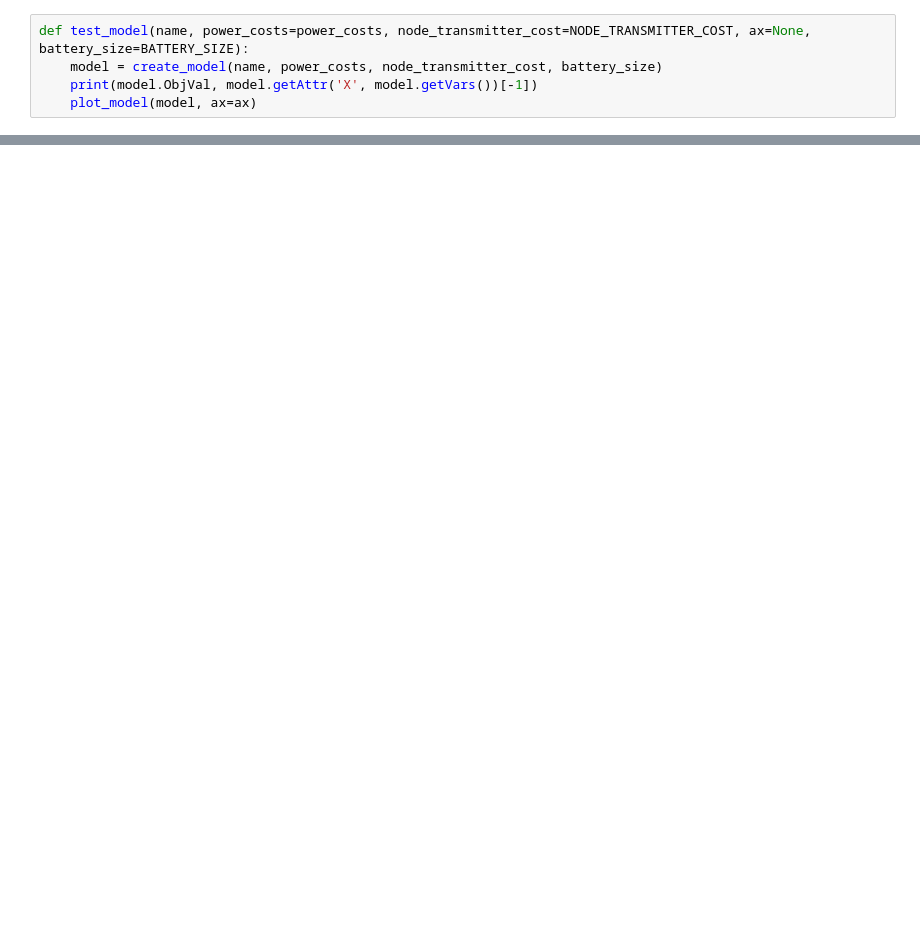
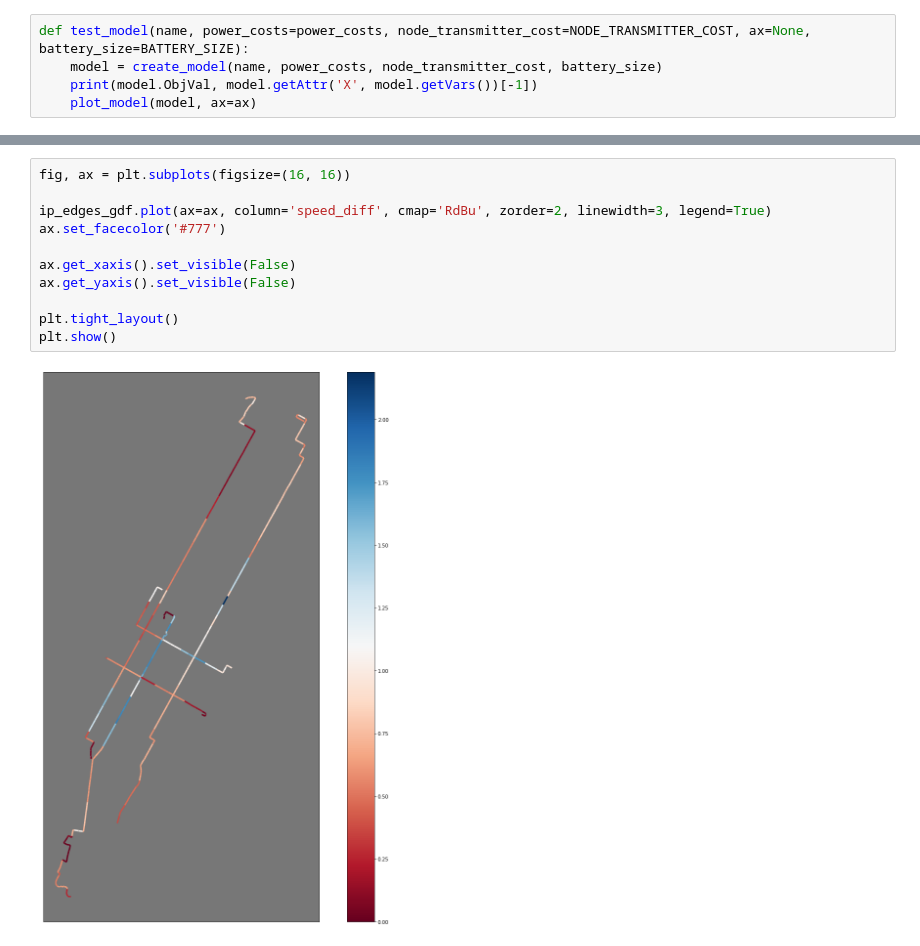
Before and after one commit to cpcarey/nyu-cusp-mlc-bus, a Jupyter notebook: src/notebooks/0201_create_ip_real_numbers.ipynb, the cells around one changed output, grey strips where cells are left out. Saved outputs shown, nothing was run; the diff lists cells and outputs as text; blank space fills up the shorter version.

```diff
--- a/src/notebooks/0201_create_ip_real_numbers.ipynb
+++ b/src/notebooks/0201_create_ip_real_numbers.ipynb
@@ -391,0 +404,13 @@ plt.show()
+# %%
+fig, ax = plt.subplots(figsize=(16, 16))
+
+ip_edges_gdf.plot(ax=ax, column='speed_diff', cmap='RdBu', zorder=2, linewidth=3, legend=True)
+ax.set_facecolor('#777')
+
+ax.get_xaxis().set_visible(False)
+ax.get_yaxis().set_visible(False)
+
+plt.tight_layout()
+plt.show()
+# %% [output]
+[figure, added]
```
Also changed, not shown: parts of 10 cells of this notebook, 4 other files.
